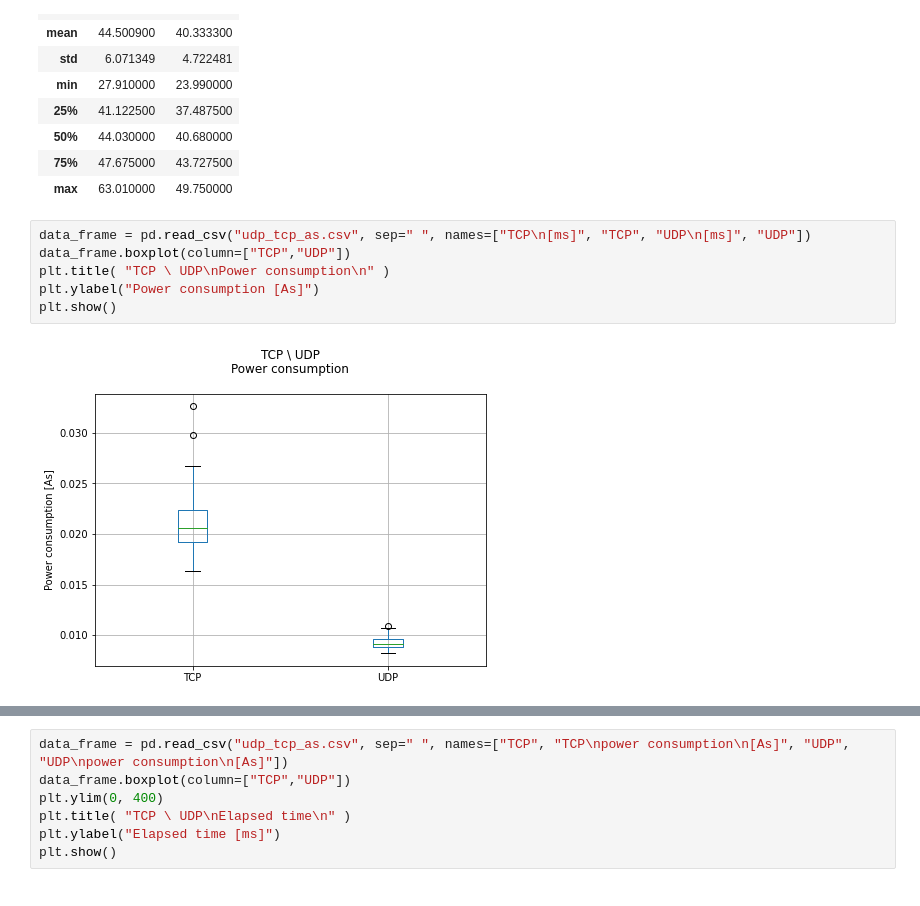
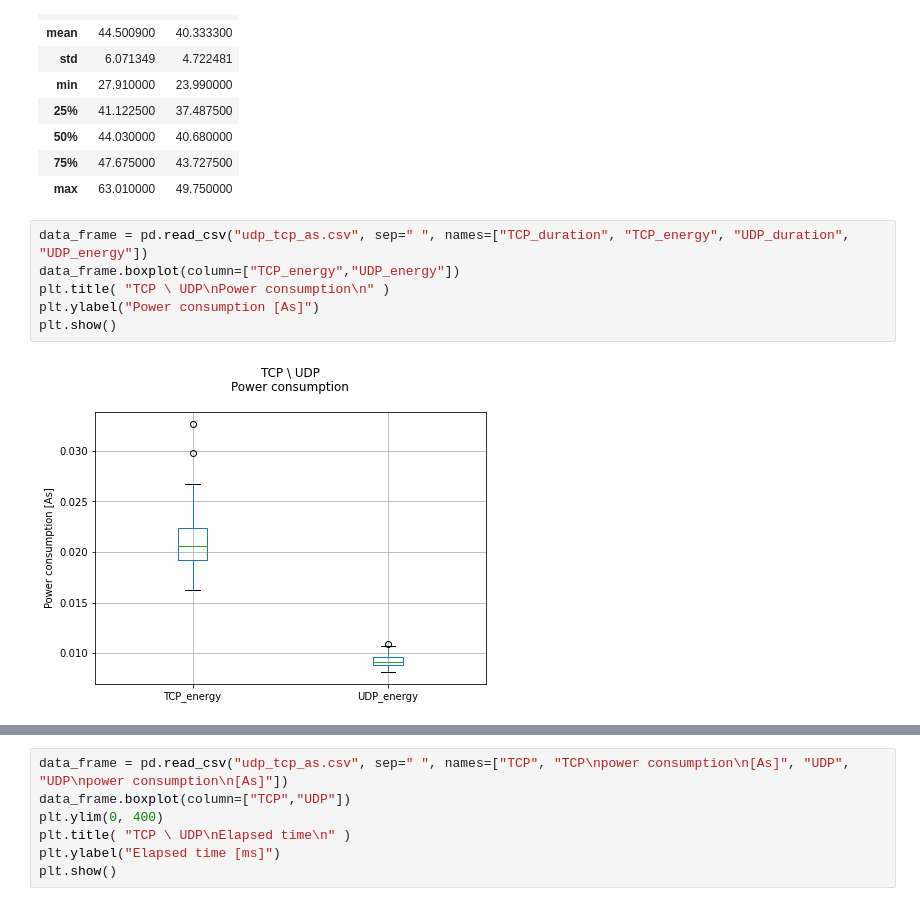
Before and after one commit to widmannthomas/dibse_integratives_gesamt_projekt, a Jupyter notebook: current_sensor/udp_tcp/udp_tcp_analysis.ipynb, the cells around one changed output, grey strips where cells are left out. Saved outputs shown, nothing was run; the diff lists cells and outputs as text.

Commit message:
multi boxplot

```diff
--- a/current_sensor/udp_tcp/udp_tcp_analysis.ipynb
+++ b/current_sensor/udp_tcp/udp_tcp_analysis.ipynb
@@ -123,10 +123,10 @@ data_frame.describe()
 | 75% | 47.675000 | 43.727500 |
 | max | 63.010000 | 49.750000 |
 # %%
-data_frame = pd.read_csv("udp_tcp_as.csv", sep=" ", names=["TCP\n[ms]", "TCP", "UDP\n[ms]", "UDP"])
-data_frame.boxplot(column=["TCP","UDP"])
+data_frame = pd.read_csv("udp_tcp_as.csv", sep=" ", names=["TCP_duration", "TCP_energy", "UDP_duration", "UDP_energy"])
+data_frame.boxplot(column=["TCP_energy","UDP_energy"])
 plt.title( "TCP \ UDP\nPower consumption\n" )
 plt.ylabel("Power consumption [As]")
 plt.show()
 # %% [output]
-[figure, old version]
+[figure, new version]
```
Also changed, not shown: parts of 4 cells of this notebook, 11 other files.
